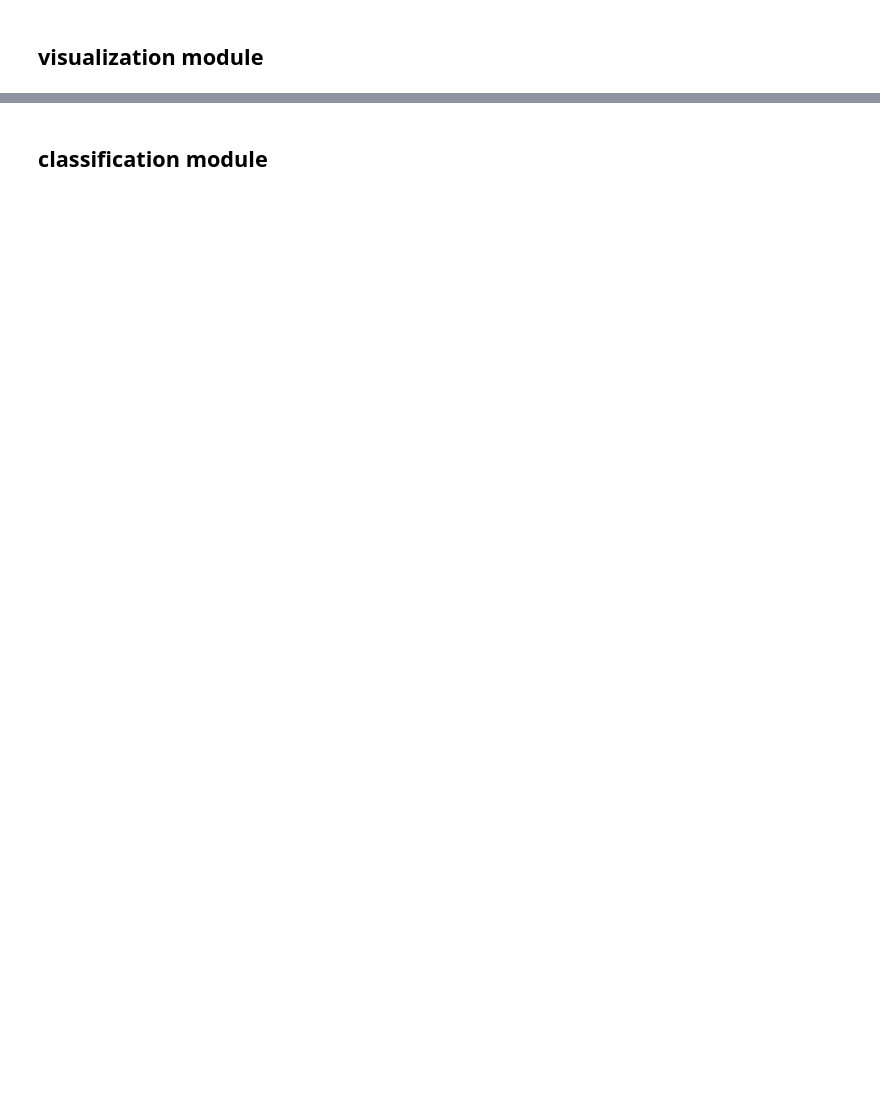
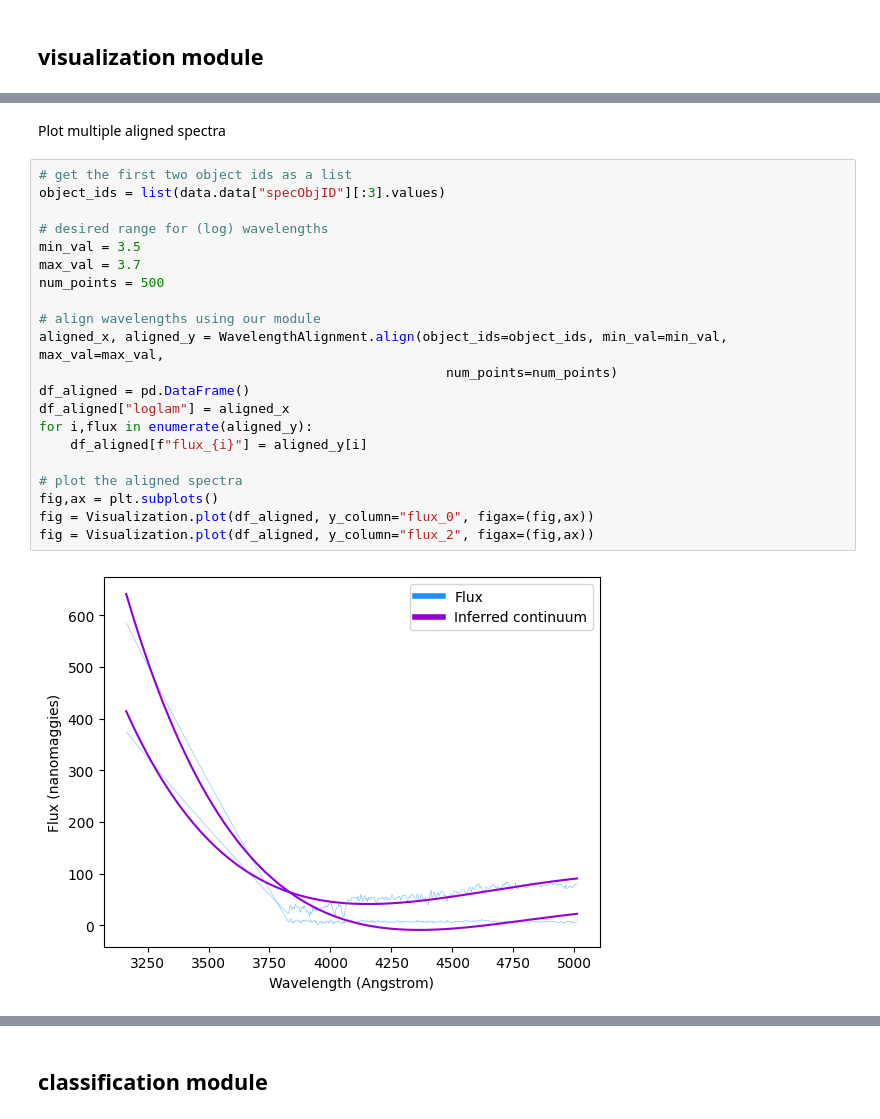
Before and after one commit to glo-umutoni/galaxy-project, a Jupyter notebook: docs/demo.ipynb, the cells around one changed output, grey strips where cells are left out. Saved outputs shown, nothing was run; the diff lists cells and outputs as text; blank space fills up the shorter version.

```diff
--- a/docs/demo.ipynb
+++ b/docs/demo.ipynb
@@ -266,0 +304,25 @@ TODO
+# %% [markdown]
+Plot multiple aligned spectra
+# %%
+# get the first two object ids as a list
+object_ids = list(data.data["specObjID"][:3].values)
+
+# desired range for (log) wavelengths
+min_val = 3.5
+max_val = 3.7
+num_points = 500
+
+# align wavelengths using our module
+aligned_x, aligned_y = WavelengthAlignment.align(object_ids=object_ids, min_val=min_val, max_val=max_val,
+                                                    num_points=num_points)
+df_aligned = pd.DataFrame()
+df_aligned["loglam"] = aligned_x
+for i,flux in enumerate(aligned_y):
+    df_aligned[f"flux_{i}"] = aligned_y[i]
+
+# plot the aligned spectra
+fig,ax = plt.subplots()
+fig = Visualization.plot(df_aligned, y_column="flux_0", figax=(fig,ax))
+fig = Visualization.plot(df_aligned, y_column="flux_2", figax=(fig,ax))
+# %% [output]
+[figure, added]
```
Also changed, not shown: parts of 21 cells of this notebook.
